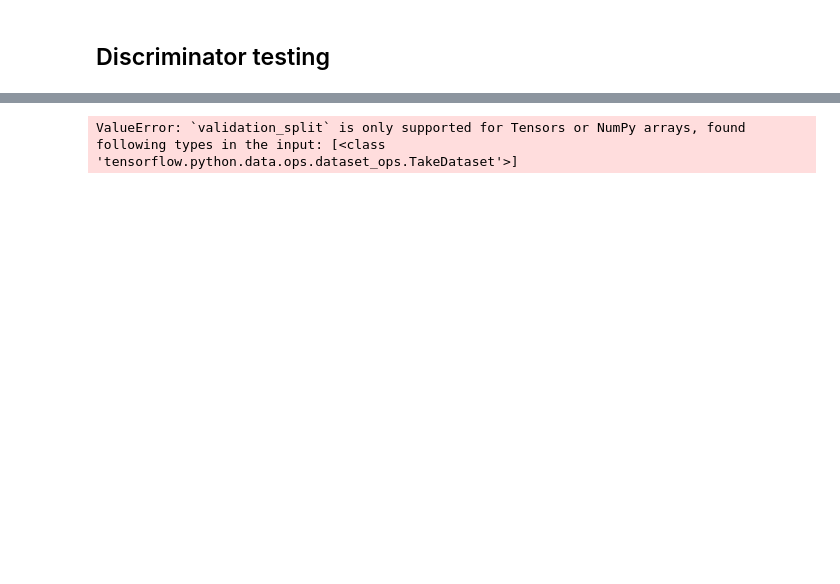
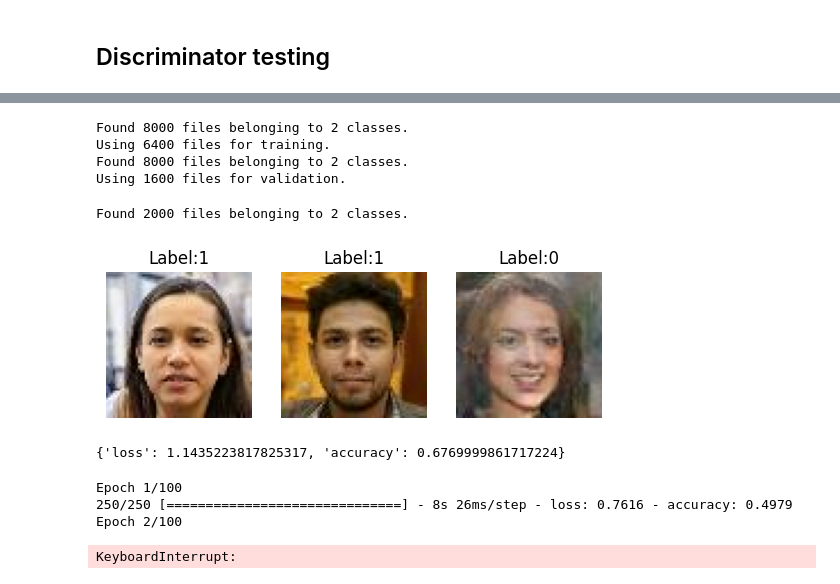
Before and after one commit to sanyamjain0315/generated-image-detection, a Jupyter notebook: GAN.ipynb, the cells around one changed output, grey strips where cells are left out. Saved outputs shown, nothing was run; the diff lists cells and outputs as text; code cells hidden in the pictures; blank space fills up the shorter version.

Commit message:
Checkpoint till extra training of discriminator

```diff
--- a/GAN.ipynb
+++ b/GAN.ipynb
@@ -390,9 +389,9 @@ generator = load_model("models/generator.keras")
 discriminator = load_model("models/discriminator.keras")
 
 generator.compile(optimizer=Adam(learning_rate=0.0002,beta_1=0.5),
-                      loss=BinaryCrossentropy(),metrics=[tf.keras.metrics.BinaryAccuracy()])
+                      loss=BinaryCrossentropy(), metrics=['accuracy'])
 discriminator.compile(optimizer=Adam(learning_rate=0.0002,beta_1=0.5),
-                      loss=BinaryCrossentropy(),metrics=[tf.keras.metrics.BinaryAccuracy()])
+                      loss=BinaryCrossentropy(), metrics=['accuracy'])
 # %% [output]
 WARNING:tensorflow:No training configuration found in the save file, so the model was *not* compiled. Compile it manually.
 WARNING:tensorflow:No training configuration found in the save file, so the model was *not* compiled. Compile it manually.
@@ -577,0 +502,68 @@ ValueError: in user code:
+# %%
+train_dataset = tf.keras.preprocessing.image_dataset_from_directory(
+    "discriminator_data/train",
+    labels="inferred",
+    label_mode="int",
+    class_names=['0', '1'],
+    batch_size=BATCH_SIZE,
+    image_size=(image_height, image_width),
+    shuffle=True,
+    seed=69,
+    validation_split=.2,
+    subset="training"
+)
+
+val_dataset = tf.keras.preprocessing.image_dataset_from_directory(
+    "discriminator_data/train",
+    labels="inferred",
+    label_mode="int",
+    class_names=['0', '1'],
+    batch_size=BATCH_SIZE,
+    image_size=(image_height, image_width),
+    shuffle=True,
+    seed=69,
+    validation_split=.2,
+    subset="validation"
+)
+# %% [output]
+Found 8000 files belonging to 2 classes.
+Using 6400 files for training.
+Found 8000 files belonging to 2 classes.
+Using 1600 files for validation.
+# %%
+test_dataset = tf.keras.preprocessing.image_dataset_from_directory(
+    "discriminator_data/test",
+    labels="inferred",
+    label_mode="int",
+    class_names=['0', '1'],
+    batch_size=BATCH_SIZE,
+    image_size=(image_height, image_width),
+    shuffle=True,
+    seed=69,
+)
+# %% [output]
+Found 2000 files belonging to 2 classes.
+# %%
+def augument(x, y):
+    img = tf.cast(x, tf.float32)
+    img = (img - 127.5) / 127.5
+    return img, y
+# %%
+train_dataset = train_dataset.map(augument)
+test_dataset = test_dataset.map(augument)
+# %%
+for batch, labels in test_dataset.take(1):
+    batch = (batch + 1) / 2
+    num_images = 3
+    for i in range(num_images):
+        plt.subplot(1,num_images,i+1)
+        plt.imshow(batch[i])
+        plt.title(f"Label:{labels[i]}")
+        plt.axis("off")
+    plt.show()
+# %% [output]
+[figure, added]
+# %%
+discriminator.evaluate(test_dataset, verbose=0,return_dict=True)
+# %% [output]
+{'loss': 1.1435223817825317, 'accuracy': 0.6769999861717224}
@@ -578,4 +573,7 @@ ValueError: in user code:
 # %%
-disc_history = discriminator.fit(train_dataset,epochs=100,validation_split=.2)
+discriminator_history = discriminator.fit(train_dataset,callbacks=[cp_callback], epochs=100)
 # %% [output]
-ValueError: `validation_split` is only supported for Tensors or NumPy arrays, found following types in the input: [<class 'tensorflow.python.data.ops.dataset_ops.TakeDataset'>]
+Epoch 1/100
+250/250 [==============================] - 8s 26ms/step - loss: 0.7616 - accuracy: 0.4979
+Epoch 2/100
+KeyboardInterrupt:
```
Also changed, not shown: parts of 15 cells of this notebook, 2 other files.
